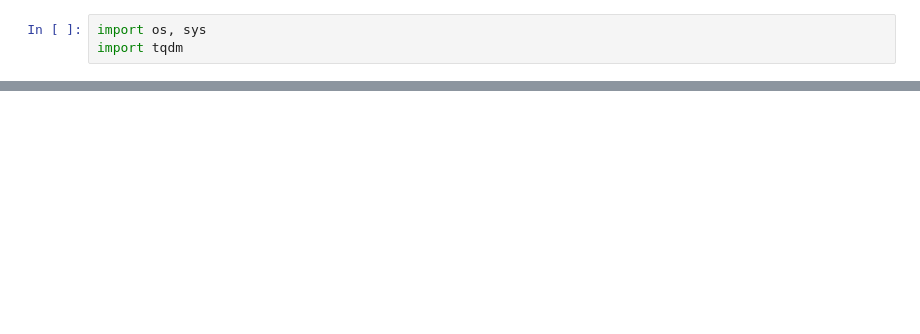
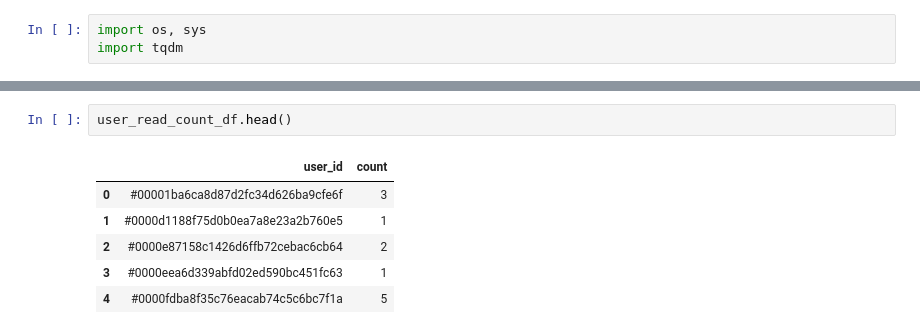
Before and after one commit to ikeven94/DACON, a Jupyter notebook: Kakao_Brunch/eda.ipynb, the cells around one changed output, grey strips where cells are left out. Saved outputs shown, nothing was run; the diff lists cells and outputs as text; blank space fills up the shorter version.

```diff
--- a/Kakao_Brunch/eda.ipynb
+++ b/Kakao_Brunch/eda.ipynb
@@ -18,0 +91,9 @@ data = [];
+# %%
+user_read_count_df.head()
+# %% [output]
+|  | user_id | count |
+| 0 | #00001ba6ca8d87d2fc34d626ba9cfe6f | 3 |
+| 1 | #0000d1188f75d0b0ea7a8e23a2b760e5 | 1 |
+| 2 | #0000e87158c1426d6ffb72cebac6cb64 | 2 |
+| 3 | #0000eea6d339abfd02ed590bc451fc63 | 1 |
+| 4 | #0000fdba8f35c76eacab74c5c6bc7f1a | 5 |
```
Also changed, not shown: parts of 29 cells of this notebook.
